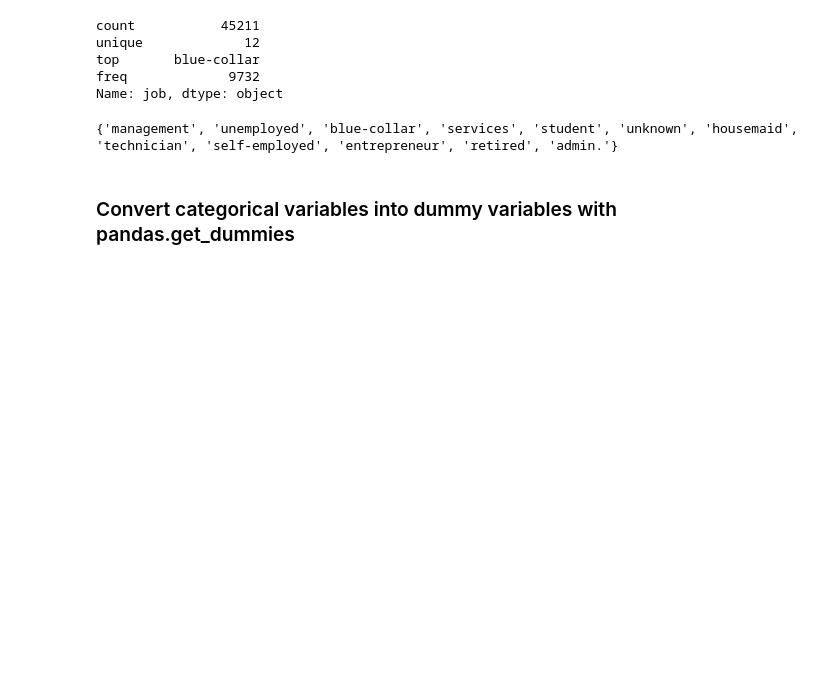
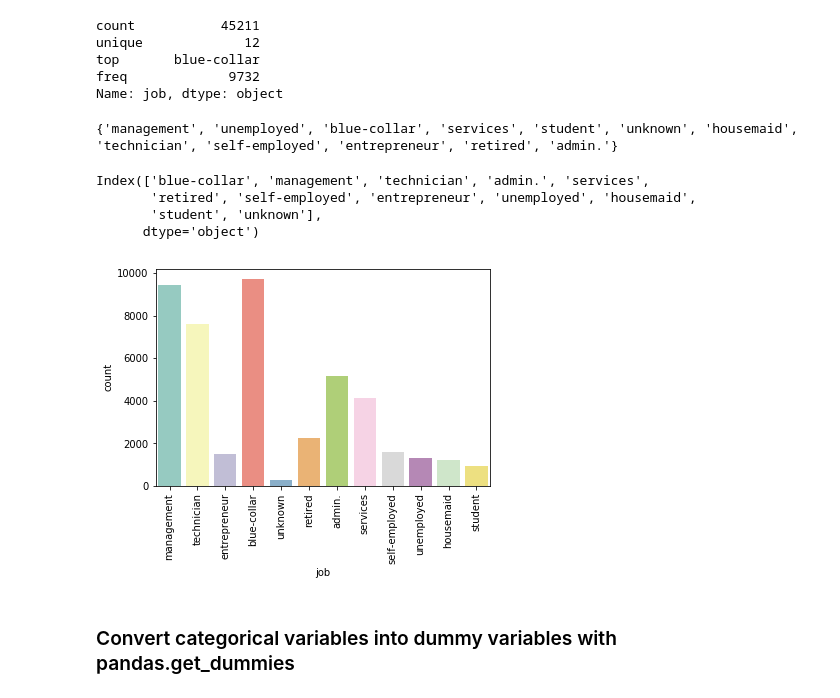
Before and after one commit to XuDou/bank-marketing-prediction, a Jupyter notebook: bank_marketing.ipynb, the cells around one changed output. Drawn from its saved outputs; the diff is of its cells as text; code cells hidden in the pictures; blank space fills up the shorter version.

```diff
--- a/bank_marketing.ipynb
+++ b/bank_marketing.ipynb
@@ -75,3 +74,5 @@ for i in data_bank_full.index:
 print(different_jobs)
 # %% [output]
 {'management', 'unemployed', 'blue-collar', 'services', 'student', 'unknown', 'housemaid', 'technician', 'self-employed', 'entrepreneur', 'retired', 'admin.'}
+# %%
+sns.set(style="darkgrid")
@@ -78,3 +81,15 @@ print(different_jobs)
+# %%
+job_count.index
+# %% [output]
+Index(['blue-collar', 'management', 'technician', 'admin.', 'services',
+       'retired', 'self-employed', 'entrepreneur', 'unemployed', 'housemaid',
+       'student', 'unknown'],
+      dtype='object')
+# %%
+pl = sns.countplot(x='job',data=data_bank_full,palette="Set3")
+_ = plt.setp(pl.get_xticklabels(), rotation=90)  # Rotate labels
+# %% [output]
+[figure, added]
 # %% [markdown]
 ### Convert categorical variables into dummy variables with pandas.get_dummies
 # %%
```
Also changed, not shown: parts of 24 cells of this notebook.
